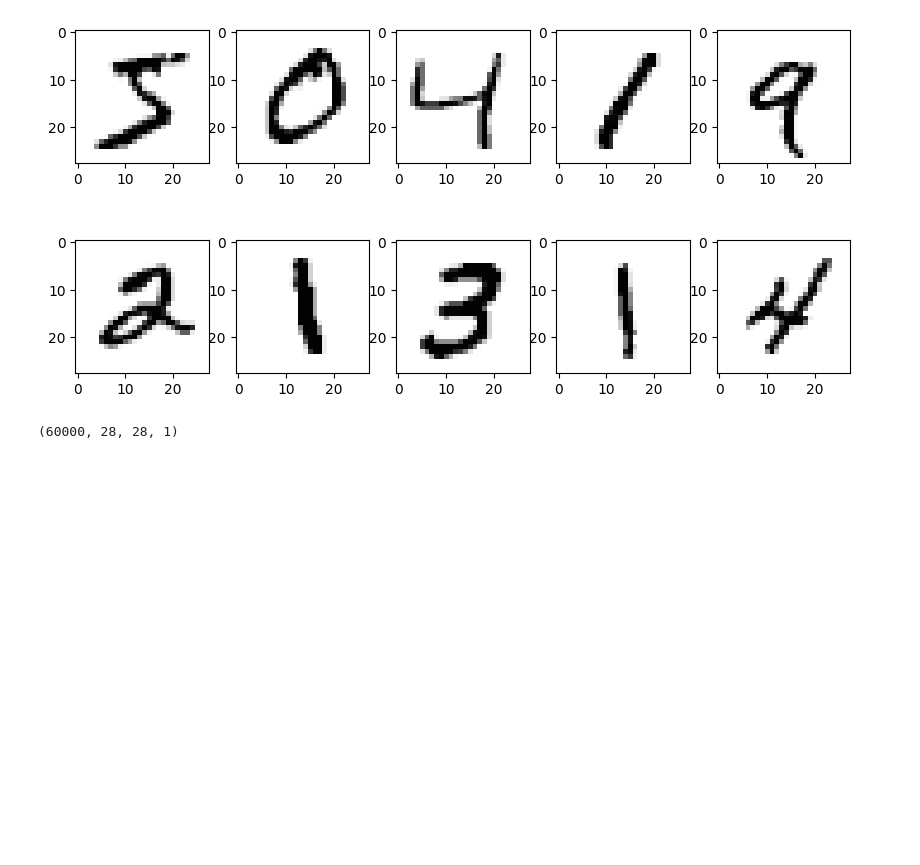
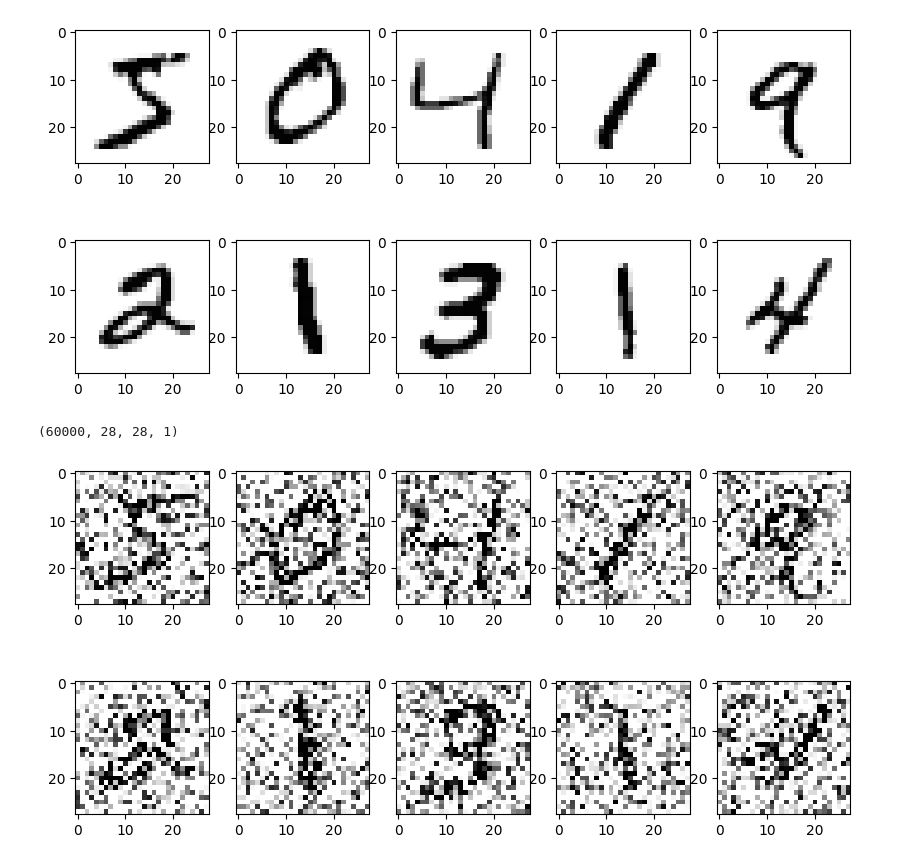
Before and after one commit to hongseoi/DeepLearning_prac, a Jupyter notebook: personal practice/autoencoder.ipynb, the cells around one changed output. Cells and saved outputs as stored; diff of their text form; code cells hidden in the pictures; blank space fills up the shorter version.

```diff
--- a/personal practice/autoencoder.ipynb
+++ b/personal practice/autoencoder.ipynb
@@ -38,3 +38,24 @@ print(X_tn.shape)
 # %%
 X_te_re = X_te0.reshape(10000, 28, 28, 1)
 X_te = X_te_re/255.0
+# %%
+# 노이즈 데이터 생성
+import numpy as np
+X_tn_noise = X_tn + np.random.uniform(-1, 1, size=X_tn.shape)
+X_te_noise = X_te + np.random.uniform(-1, 1, size=X_te.shape)
+# %%
+# 노이즈 데이터 스케일링
+# np.clip: 픽셀값이 0 이하: 0으로 변경, 1 이상: 1로 변경
+X_tn_ns = np.clip(X_tn_noise, a_min=0, a_max=1)
+X_te_ns = np.clip(X_te_noise, a_min=0, a_max=1)
+# %%
+# 노이즈 데이터 시각화
+import matplotlib.pyplot as plt
+plt.figure(figsize=(10,5))
+for i in range(2*5):
+    plt.subplot(2, 5, i+1)
+    plt.imshow(X_tn_ns[i].reshape((28,28)),
+               cmap='Greys')
+plt.show()
+# %% [output]
+[figure, added]
```
Also changed, not shown: parts of 9 cells of this notebook.
